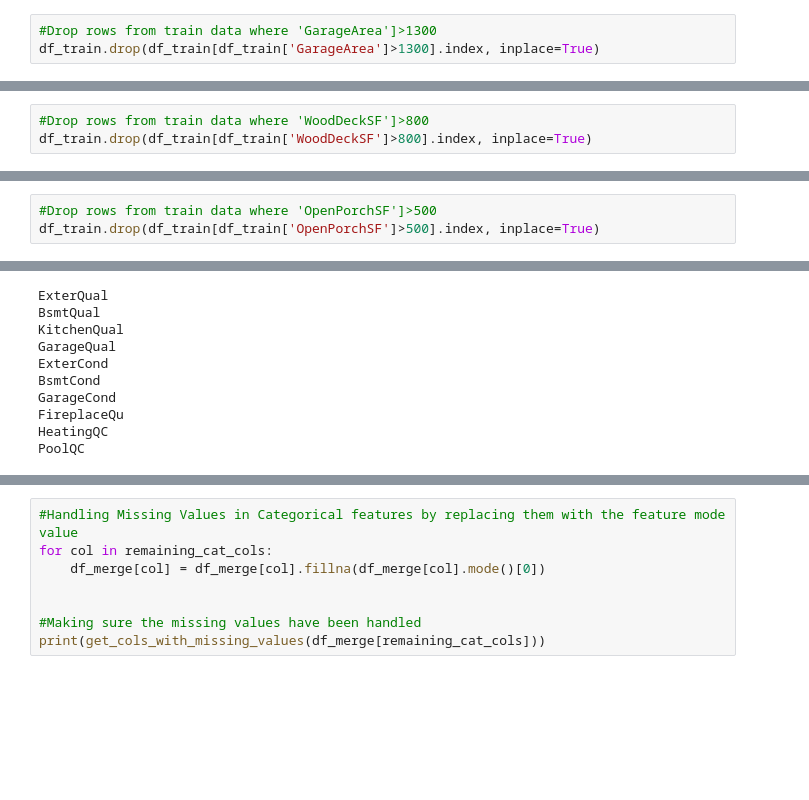
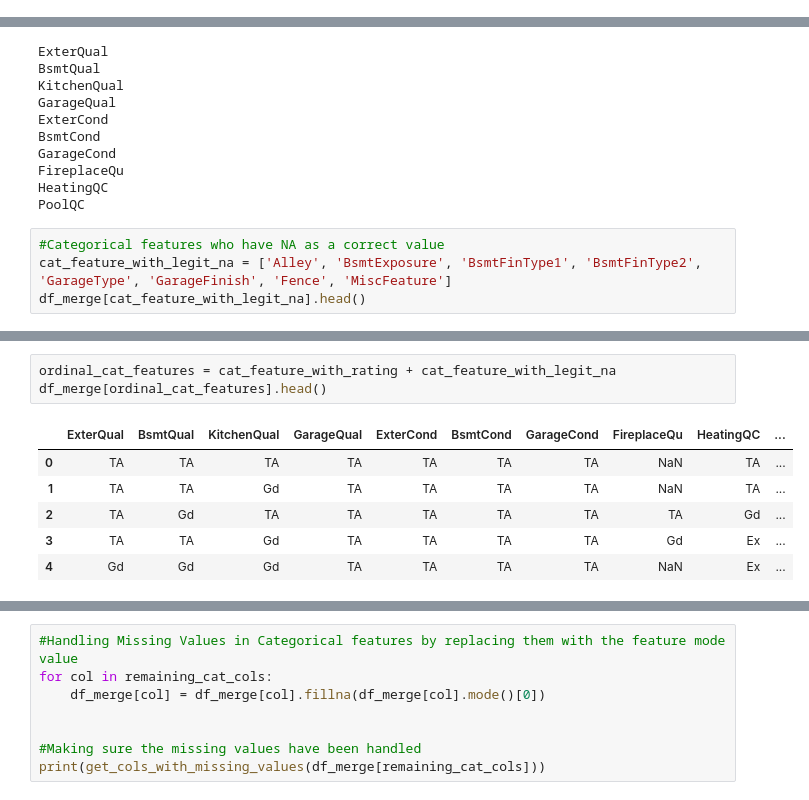
Before and after one commit to ParisRohan/Kaggle_DataScience_Projects, a Jupyter notebook: rohan-house-price-prediction.ipynb, the cells around one changed output, grey strips where cells are left out. Saved outputs shown, nothing was run; the diff lists cells and outputs as text; blank space fills up the shorter version.

```diff
--- a/rohan-house-price-prediction.ipynb
+++ b/rohan-house-price-prediction.ipynb
@@ -216,3 +150,0 @@ df_train[df_train['GarageArea']>1300]
-# %%
-#Drop rows from train data where 'GarageArea']>1300
-df_train.drop(df_train[df_train['GarageArea']>1300].index, inplace=True)
@@ -224,3 +150,0 @@ df_train[df_train['WoodDeckSF']>800]
-# %%
-#Drop rows from train data where 'WoodDeckSF']>800
-df_train.drop(df_train[df_train['WoodDeckSF']>800].index, inplace=True)
@@ -234,3 +150,0 @@ df_train[df_train['OpenPorchSF']>500]
-# %%
-#Drop rows from train data where 'OpenPorchSF']>500
-df_train.drop(df_train[df_train['OpenPorchSF']>500].index, inplace=True)
@@ -271,3 +215,7 @@ GarageCond
 FireplaceQu
 HeatingQC
 PoolQC
+# %%
+#Categorical features who have NA as a correct value
+cat_feature_with_legit_na = ['Alley', 'BsmtExposure', 'BsmtFinType1', 'BsmtFinType2', 'GarageType', 'GarageFinish', 'Fence', 'MiscFeature']
+df_merge[cat_feature_with_legit_na].head()
@@ -274,2 +229,12 @@ PoolQC
+# %%
+ordinal_cat_features = cat_feature_with_rating + cat_feature_with_legit_na
+df_merge[ordinal_cat_features].head()
+# %% [output]
+|  | ExterQual | BsmtQual | KitchenQual | GarageQual | ExterCond | BsmtCond | GarageCond | FireplaceQu | HeatingQC | ... |
+| 0 | TA | TA | TA | TA | TA | TA | TA | NaN | TA | ... |
+| 1 | TA | TA | Gd | TA | TA | TA | TA | NaN | TA | ... |
+| 2 | TA | Gd | TA | TA | TA | TA | TA | TA | Gd | ... |
+| 3 | TA | TA | Gd | TA | TA | TA | TA | Gd | Ex | ... |
+| 4 | Gd | Gd | Gd | TA | TA | TA | TA | NaN | Ex | ... |
 # %%
 #On checking the data description, Missing is valid in some categorical
```
Also changed, not shown: parts of 54 cells of this notebook.
